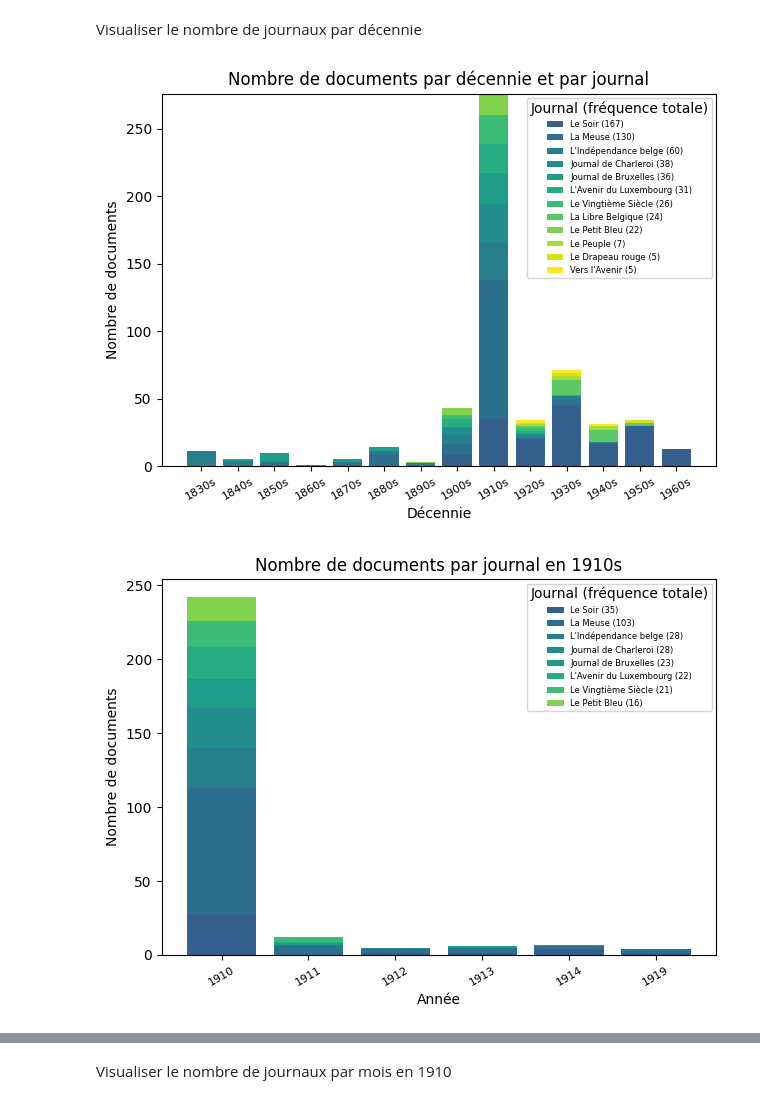
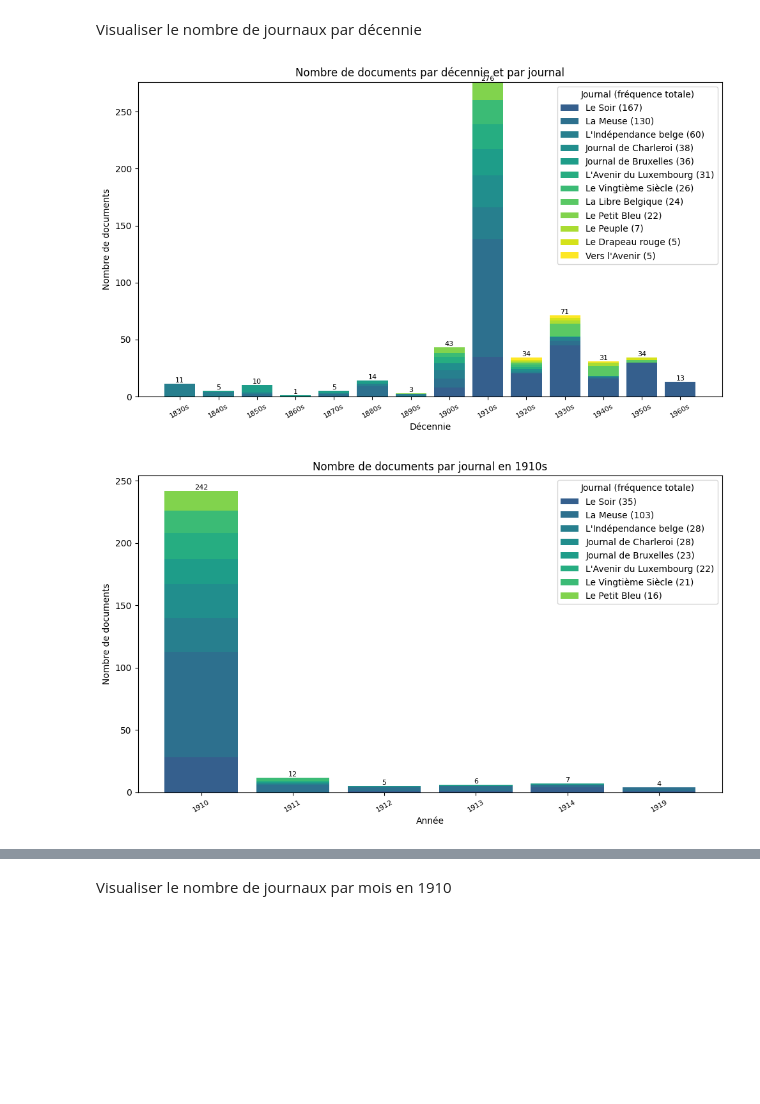
Before and after one commit to CasiaLogan/tac, a Jupyter notebook: tps/tp4/preparer_halley.ipynb, the cells around one changed output, grey strips where cells are left out. Saved outputs shown, nothing was run; the diff lists cells and outputs as text; code cells hidden in the pictures; blank space fills up the shorter version.

```diff
--- a/tps/tp4/preparer_halley.ipynb
+++ b/tps/tp4/preparer_halley.ipynb
@@ -85,7 +85,7 @@ newspaper_colors_global = {newspaper: colors_global[i] for i, newspaper in enume
 
 # Reusable function to create stacked bar charts by time period and newspaper
 #this function was adopted about halfway through the notebook to reduce code duplication, so some earlier charts may not use it
-def create_stacked_bar_chart(time_period_data, time_labels, xlabel, title, rotation=30):
+def create_stacked_bar_chart(time_period_data, time_labels, xlabel, title, rotation=30, show_total_labels=False, label_fontsize=6, figsize=(10, 6)):
     """
     Creates a stacked bar chart showing newspaper distribution over time periods.
 
@@ -95,6 +95,9 @@ def create_stacked_bar_chart(time_period_data, time_labels, xlabel, title, rotat
     - xlabel: label for x-axis
     - title: chart title
     - rotation: rotation angle for x-tick labels
+    - show_total_labels: whether to show total count labels on top of bars (default: False)
+    - label_fontsize: font size for bar labels (default: 6)
+    - figsize: tuple (width, height) for figure size in inches (default: (10, 6))
     """
     # Calculate totals for newspapers in this specific subset
     newspaper_totals_subset = defaultdict(int)
@@ -104,6 +107,9 @@ def create_stacked_bar_chart(time_period_data, time_labels, xlabel, title, rotat
 
     # Filter to only newspapers present in this subset, keeping global sort order
     newspapers_present = [n for n in newspapers_sorted if newspaper_totals_subset[n] > 0]
+
+    # Create figure with specified size
+    plt.figure(figsize=figsize)
 
     # Prepare stacked bar data
     index = np.arange(len(time_labels))
@@ -116,11 +122,17 @@ def create_stacked_bar_chart(time_period_data, time_labels, xlabel, title, rotat
                 label=f"{newspaper_names.get(newspaper, newspaper)} ({newspaper_totals_subset[newspaper]})")
         bottom += counts
 
+    # Add total labels on top of bars if requested
+    if show_total_labels:
+        totals = [sum(time_period_data[period].values()) for period in time_labels]
+        for i, total in enumerate(totals):
+            plt.text(i, total, str(int(total)), ha='center', va='bottom', fontsize=label_fontsize)
+
     plt.xlabel(xlabel)
     plt.ylabel('Nombre de documents')
     plt.xticks(index, time_labels, fontsize=8, rotation=rotation)
     plt.title(title)
-    plt.legend(fontsize=6, title="Journal (fréquence totale)")
+    plt.legend(fontsize=10, title="Journal (fréquence totale)")
     plt.tight_layout()
     plt.show()
 # %%
@@ -174,21 +186,24 @@ Visualiser le nombre de journaux par décennie
 # %%
 # Create decade-newspaper mapping for entire dataset
 decade_newspaper_count = defaultdict(lambda: defaultdict(int))
 
 for (year, month, day), newspaper_data in date_newspaper_count.items():
     decade = f"{(int(year) // 10) * 10}s"  # Integer division to get decade
 
     for newspaper, count in newspaper_data.items():
         decade_newspaper_count[decade][newspaper] += count
 
 # Sort decades chronologically
 sorted_decades = sorted(decade_newspaper_count.keys(),
                        key=lambda x: int(x.replace('s', '')))  # Remove 's' for sorting
 
 create_stacked_bar_chart(decade_newspaper_count, sorted_decades,
-                         'Décennie', 'Nombre de documents par décennie et par journal')
+                         'Décennie',
+                         'Nombre de documents par décennie et par journal',
+                         show_total_labels=True,
+                         label_fontsize=8)
 # %% [output]
-[figure, old version]
+[figure, new version]
 # %%
 # Create year-newspaper mapping for 1910s
 passage_1910s= [str(year) for year in range(1910, 1920)] #In Python, range(start, stop) generates numbers from start up to but not including stop
@@ -202,9 +217,12 @@ for (year, month, day), newspaper_data in date_newspaper_count.items():
 # Use the shared function
 sorted_years = sorted(year_newspaper_count_1910s.keys(), key=int)
 create_stacked_bar_chart(year_newspaper_count_1910s, sorted_years,
-                         'Année', 'Nombre de documents par journal en 1910s')
+                         'Année',
+                         'Nombre de documents par journal en 1910s',
+                         show_total_labels=True,
+                         label_fontsize=8)
 # %% [output]
-[figure, old version]
+[figure, new version]
 # %%
 # Initialize ALL years in the 1910s with zero counts
 passage_1910s = [str(year) for year in range(1910, 1920)]
```
Also changed, not shown: parts of 6 cells of this notebook, 23 other files.
